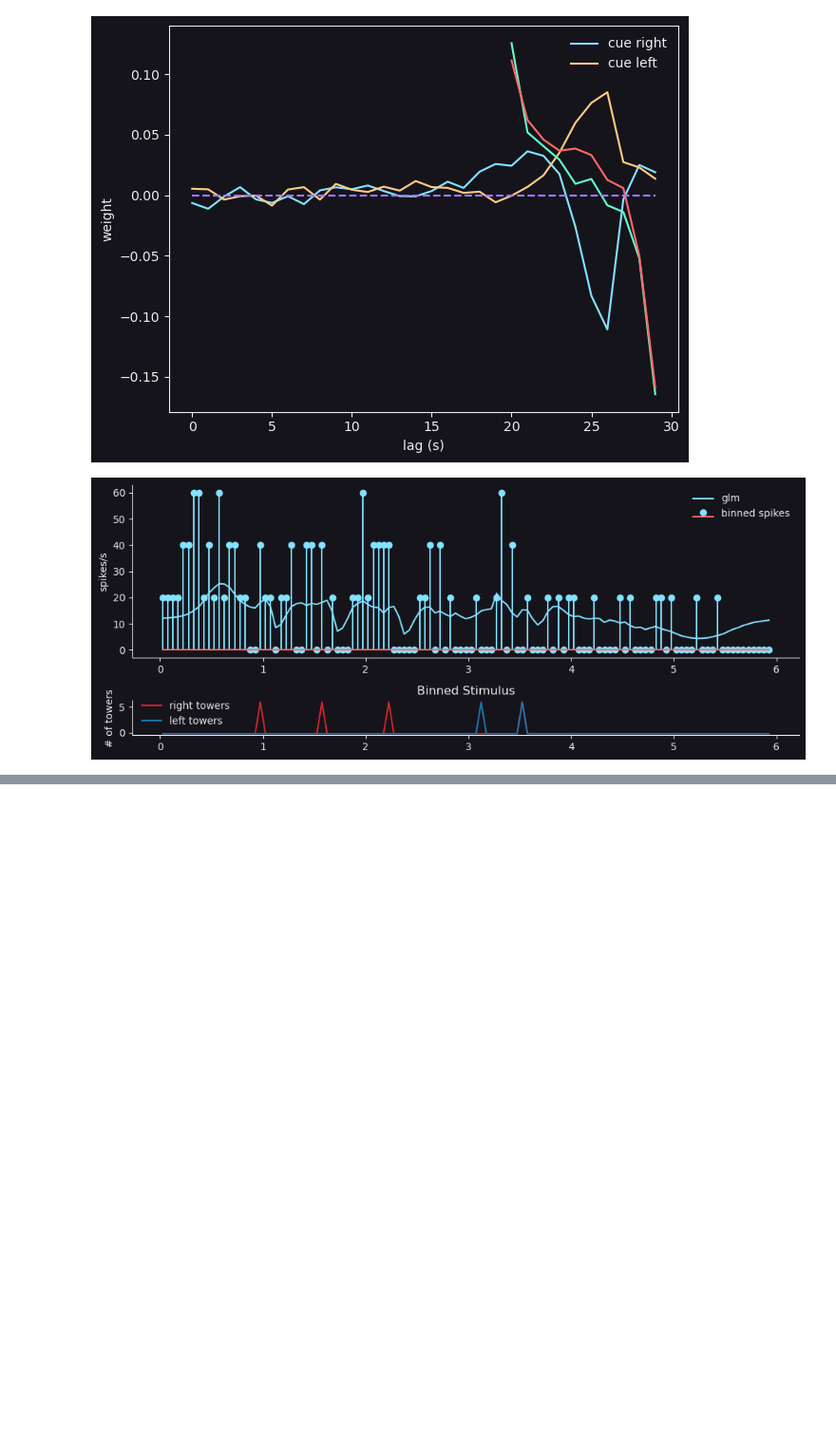
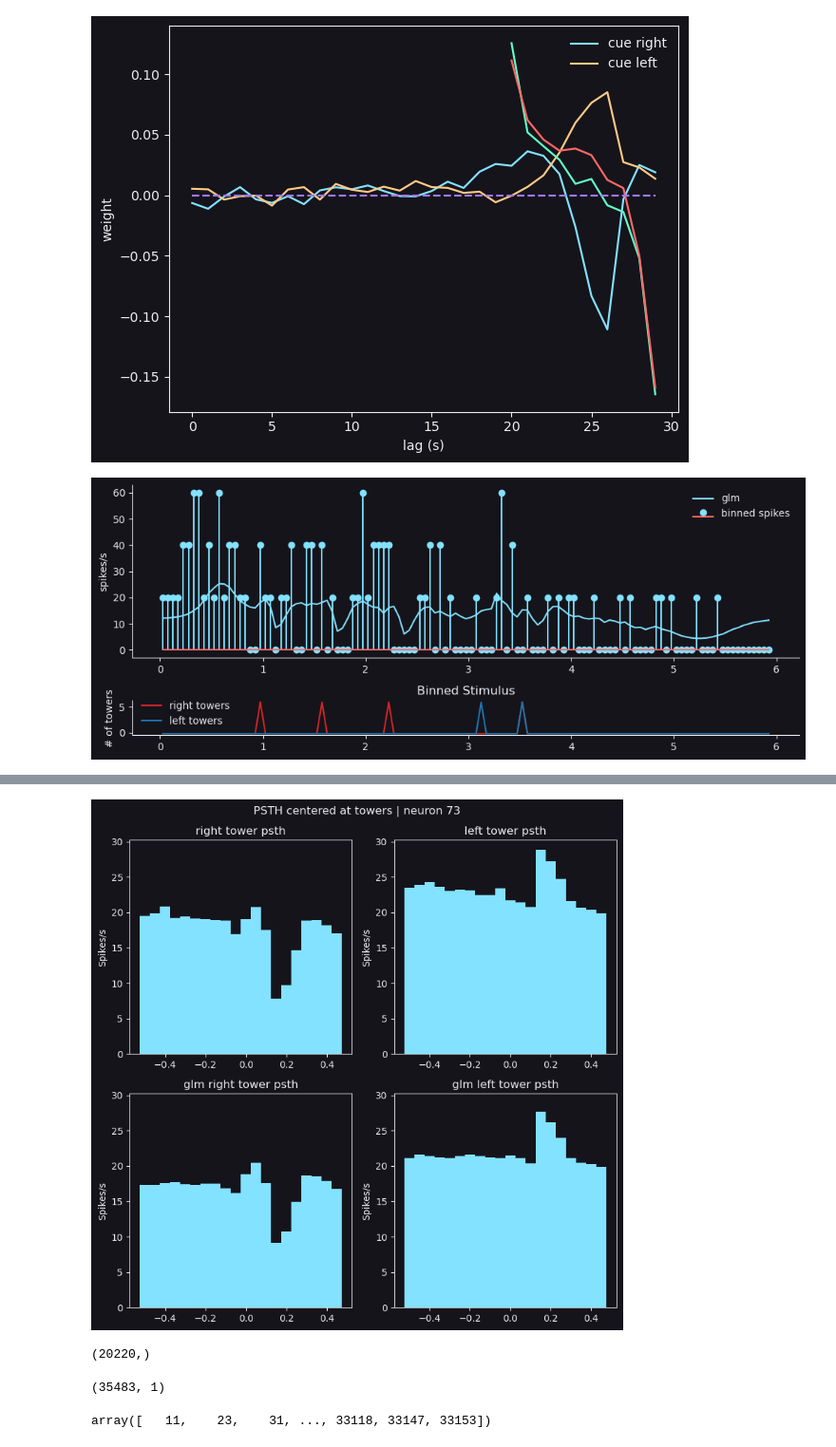
Before and after one commit to thejuc/towers_glm_hmm, a Jupyter notebook: pos_glm.ipynb, the cells around one changed output, grey strips where cells are left out. Shown at 95% size. Saved outputs shown, nothing was run; the diff lists cells and outputs as text; code cells hidden in the pictures; blank space fills up the shorter version.

Commit message:
glm_psth

```diff
--- a/pos_glm.ipynb
+++ b/pos_glm.ipynb
@@ -304,0 +255,57 @@ psth_figs.close()
+# %%
+bins_before = 10
+bins_after = 10
+
+rcues = X[:, filt_len - 1]
+lcues = X[:, (2 * filt_len) - 1]
+
+rcues_idx = np.nonzero(rcues > 4)[0]  # CHECK for each file. depends on zscore
+lcues_idx = np.nonzero(lcues > 4)[0]
+
+y_pred = np.exp(X @ w.T)
+
+rate_right = []
+glm_rate_right = []
+for r in rcues_idx:
+    rate_right.append(y[(r-bins_before):(r+bins_after)])
+    glm_rate_right.append(y_pred[(r-bins_before):(r+bins_after), None])
+rate_right, glm_rate_right = np.hstack(rate_right).T, np.hstack(glm_rate_right).T
+
+rate_left = []
+glm_rate_left = []
+for l in lcues_idx:
+    rate_left.append(y[(l-bins_before):(l+bins_after)])
+    glm_rate_left.append(y_pred[(l-bins_before):(l+bins_after), None])
+
+rate_left, glm_rate_left = np.hstack(rate_left).T, np.hstack(glm_rate_left).T
+# %%
+fig, axs = plt.subplots(2, 2, figsize=(8, 8))
+axs = axs.ravel()
+max_count = []
+for i, r in enumerate([rate_right, rate_left, glm_rate_right, glm_rate_left]):
+    rate = r.mean(axis=0)/bin_size
+    axs[i].bar(np.arange(-bins_before*bin_size, bins_after*bin_size, bin_size), rate, bin_size)
+    max_count.append(rate.max())
+    axs[i].set_title('{} tower psth'.format(['right', 'left', 'glm right', 'glm left'][i]))
+    axs[i].set_ylabel('Spikes/s')
+
+max_count = np.max(max_count)
+max_count *= 1.05
+for ax in axs:
+    ax.set_ylim([0, max_count])
+plt.suptitle(f'PSTH centered at towers | neuron {neuron}')
+plt.tight_layout()
+# %% [output]
+[figure, added]
+# %%
+glm_rate_right.shape
+# %% [output]
+(20220,)
+# %%
+y.shape
+# %% [output]
+(35483, 1)
+# %%
+rcues_idx
+# %% [output]
+array([   11,    23,    31, ..., 33118, 33147, 33153])
```
Also changed, not shown: parts of 11 cells of this notebook, 1 other file.
